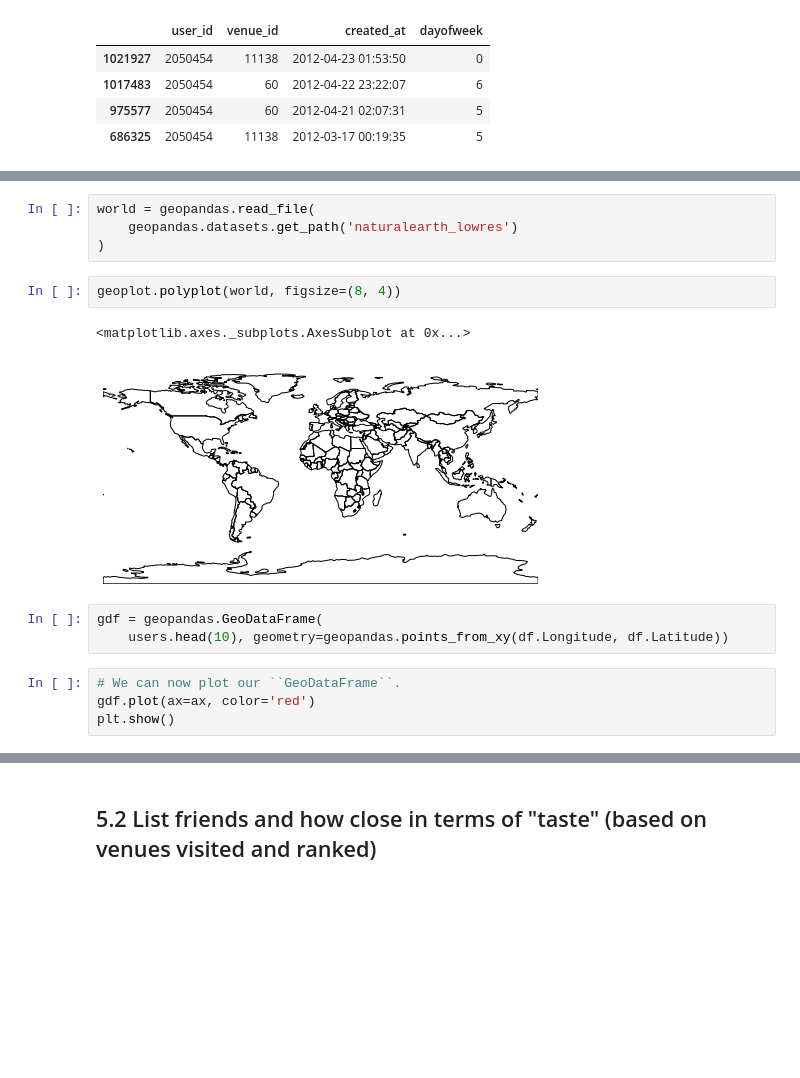
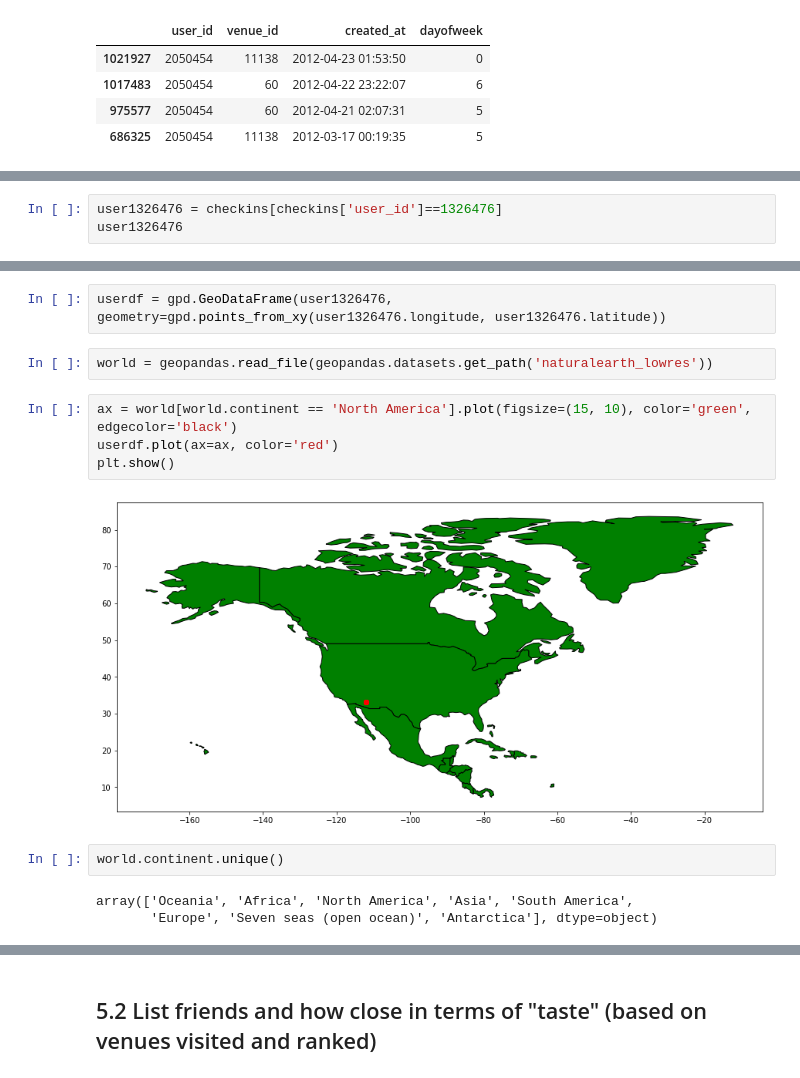
Before and after one commit to stefanauwyang/ml-engineer, a Jupyter notebook: ML-Engineer-Notebook.ipynb, the cells around one changed output, grey strips where cells are left out. Drawn from its saved outputs; the diff is of its cells as text; blank space fills up the shorter version.

```diff
--- a/ML-Engineer-Notebook.ipynb
+++ b/ML-Engineer-Notebook.ipynb
@@ -679,0 +719,3 @@ import geoplot
+# %%
+user1326476 = checkins[checkins['user_id']==1326476]
+user1326476
@@ -680,18 +740,17 @@ import geoplot
+# %%
+userdf = gpd.GeoDataFrame(user1326476, geometry=gpd.points_from_xy(user1326476.longitude, user1326476.latitude))
 # %%
-world = geopandas.read_file(
-    geopandas.datasets.get_path('naturalearth_lowres')
-)
+world = geopandas.read_file(geopandas.datasets.get_path('naturalearth_lowres'))
-# %%
-geoplot.polyplot(world, figsize=(8, 4))
-# %% [output]
-<matplotlib.axes._subplots.AxesSubplot at 0x...>
-[figure, removed]
-# %%
-gdf = geopandas.GeoDataFrame(
-    users.head(10), geometry=geopandas.points_from_xy(df.Longitude, df.Latitude))
-# %%
-# We can now plot our ``GeoDataFrame``.
-gdf.plot(ax=ax, color='red')
-plt.show()
+# %%
+ax = world[world.continent == 'North America'].plot(figsize=(15, 10), color='green', edgecolor='black')
+userdf.plot(ax=ax, color='red')
+plt.show()
+# %% [output]
+[figure, added]
+# %%
+world.continent.unique()
+# %% [output]
+array(['Oceania', 'Africa', 'North America', 'Asia', 'South America',
+       'Europe', 'Seven seas (open ocean)', 'Antarctica'], dtype=object)
 # %%
 # use the Orthographic map projection (e.g. a world globe)
```
Also changed, not shown: parts of 21 cells of this notebook.
